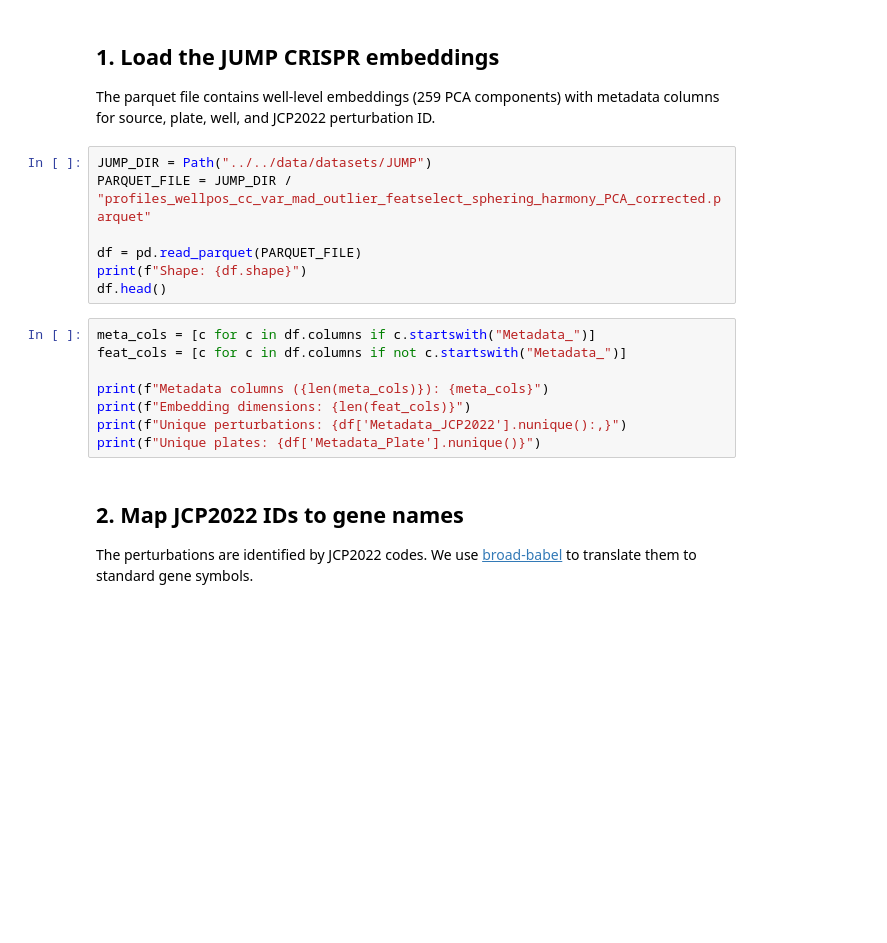
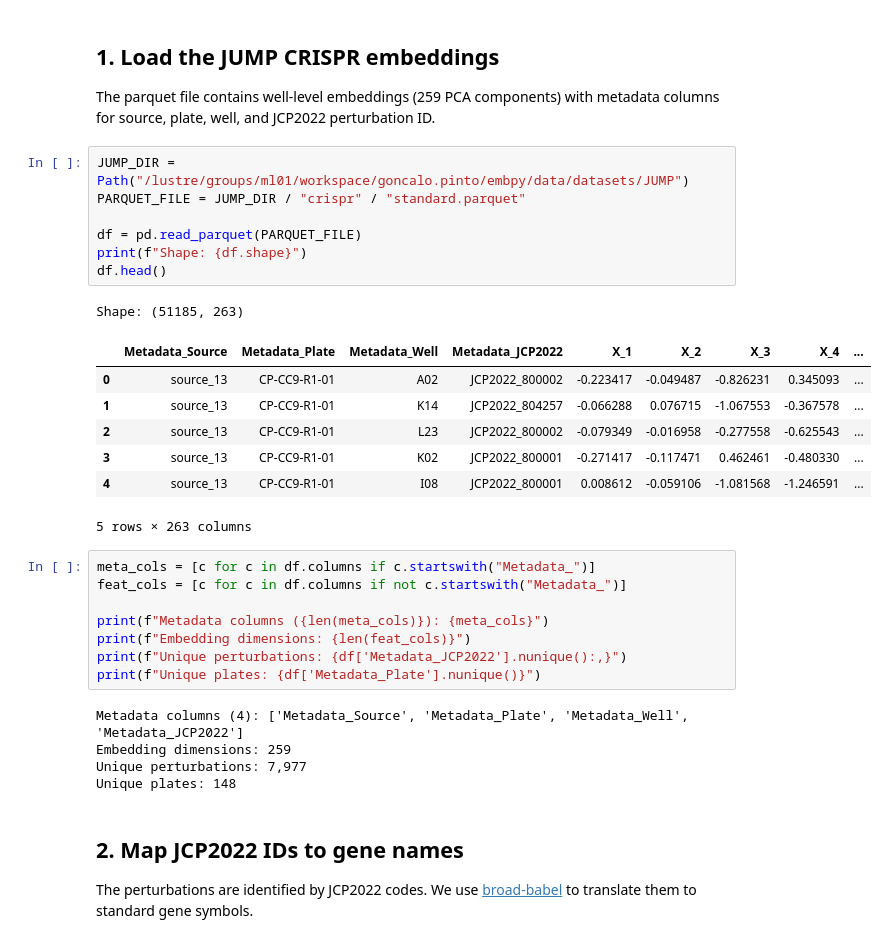
Before and after one commit to theislab/embpy, a Jupyter notebook: docs/notebooks/13_jump_cell_painting.ipynb, the cells around one changed output. Saved outputs shown, nothing was run; the diff lists cells and outputs as text; blank space fills up the shorter version.

```diff
--- a/docs/notebooks/13_jump_cell_painting.ipynb
+++ b/docs/notebooks/13_jump_cell_painting.ipynb
@@ -52,12 +52,21 @@ from pathlib import Path
 The parquet file contains well-level embeddings (259 PCA components)
 with metadata columns for source, plate, well, and JCP2022 perturbation ID.
 # %%
-JUMP_DIR = Path("../../data/datasets/JUMP")
-PARQUET_FILE = JUMP_DIR / "profiles_wellpos_cc_var_mad_outlier_featselect_sphering_harmony_PCA_corrected.parquet"
+JUMP_DIR = Path("/lustre/groups/ml01/workspace/goncalo.pinto/embpy/data/datasets/JUMP")
+PARQUET_FILE = JUMP_DIR / "crispr" / "standard.parquet"
 
 df = pd.read_parquet(PARQUET_FILE)
 print(f"Shape: {df.shape}")
 df.head()
+# %% [output]
+Shape: (51185, 263)
+|  | Metadata_Source | Metadata_Plate | Metadata_Well | Metadata_JCP2022 | X_1 | X_2 | X_3 | X_4 | ... |
+| 0 | source_13 | CP-CC9-R1-01 | A02 | JCP2022_800002 | -0.223417 | -0.049487 | -0.826231 | 0.345093 | ... |
+| 1 | source_13 | CP-CC9-R1-01 | K14 | JCP2022_804257 | -0.066288 | 0.076715 | -1.067553 | -0.367578 | ... |
+| 2 | source_13 | CP-CC9-R1-01 | L23 | JCP2022_800002 | -0.079349 | -0.016958 | -0.277558 | -0.625543 | ... |
+| 3 | source_13 | CP-CC9-R1-01 | K02 | JCP2022_800001 | -0.271417 | -0.117471 | 0.462461 | -0.480330 | ... |
+| 4 | source_13 | CP-CC9-R1-01 | I08 | JCP2022_800001 | 0.008612 | -0.059106 | -1.081568 | -1.246591 | ... |
+5 rows × 263 columns
 # %%
 meta_cols = [c for c in df.columns if c.startswith("Metadata_")]
 feat_cols = [c for c in df.columns if not c.startswith("Metadata_")]
@@ -66,6 +75,11 @@ print(f"Metadata columns ({len(meta_cols)}): {meta_cols}")
 print(f"Embedding dimensions: {len(feat_cols)}")
 print(f"Unique perturbations: {df['Metadata_JCP2022'].nunique():,}")
 print(f"Unique plates: {df['Metadata_Plate'].nunique()}")
+# %% [output]
+Metadata columns (4): ['Metadata_Source', 'Metadata_Plate', 'Metadata_Well', 'Metadata_JCP2022']
+Embedding dimensions: 259
+Unique perturbations: 7,977
+Unique plates: 148
 # %% [markdown]
 ## 2. Map JCP2022 IDs to gene names
 
```
Also changed, not shown: parts of 35 cells of this notebook, 17 other files.
